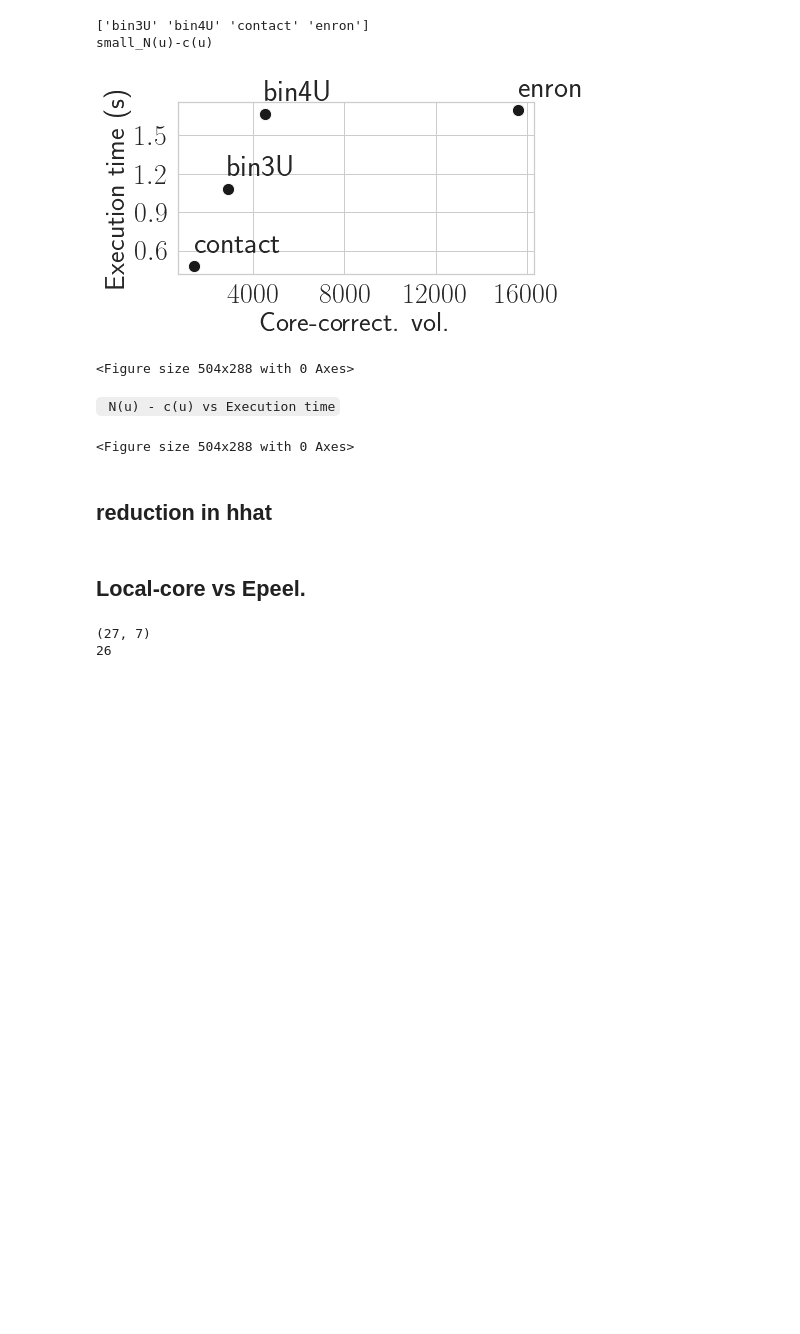
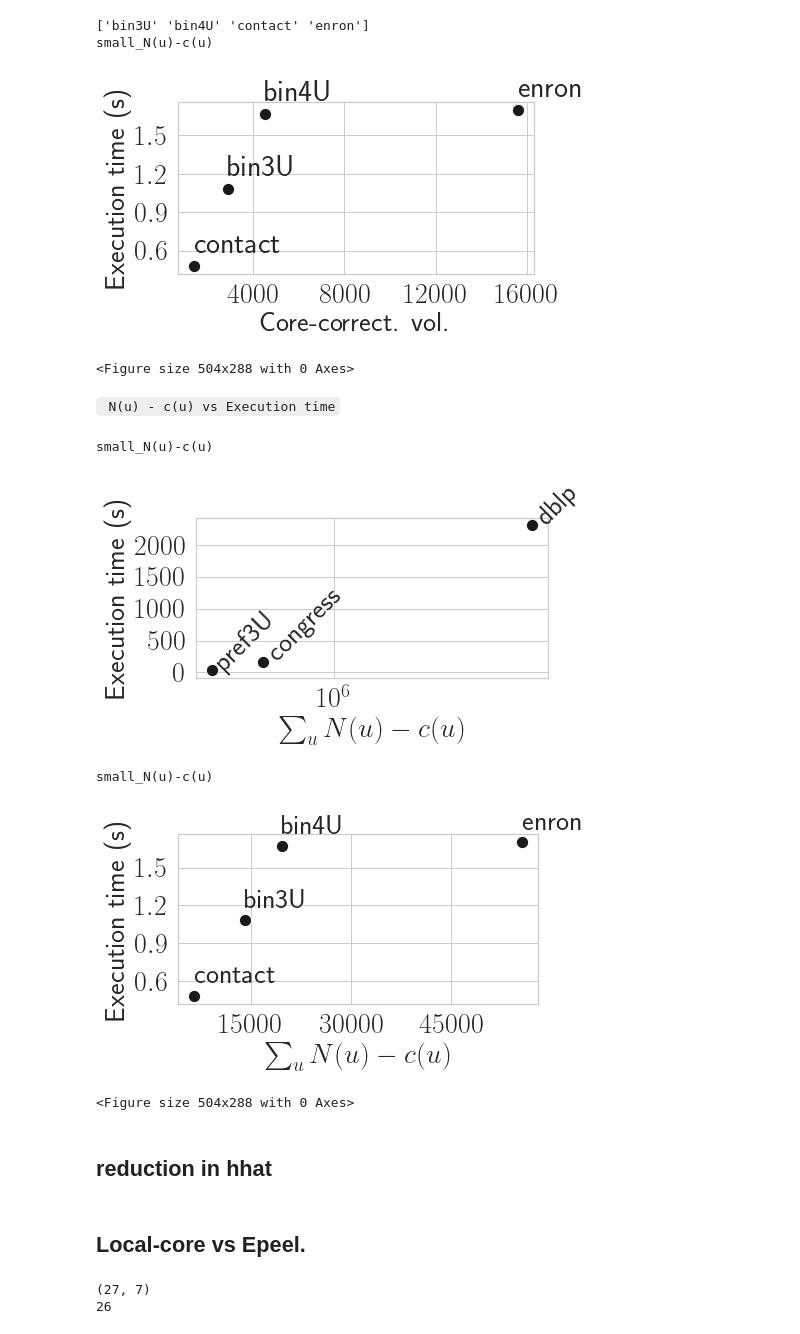
Before and after one commit to bishwamittra/scripts_hg-core-decomposition, a Jupyter notebook: read_output(naheed).ipynb, the cells around one changed output. Cells and saved outputs as stored; diff of their text form; code cells hidden in the pictures; blank space fills up the shorter version.

```diff
--- a/read_output(naheed).ipynb
+++ b/read_output(naheed).ipynb
@@ -1074,7 +1099,7 @@ sns.set(rc={'figure.figsize':(7,4)})
 sns.set_style("whitegrid", {'axes.grid' : True})
 
 
-save = True
+save = False
 
 
 good_name = {
@@ -1172,34 +1197,38 @@ for key in ylabels:
 ax = sns.scatterplot(x = discrepency, y = exec_mean,  marker='o', color = 'k', s = scatterplotBall)
 # ax.yaxis.set_major_locator(MaxNLocator(5))
 plt.xlabel(good_name[x_axis], fontsize=fontsize)
 plt.ylabel(good_name[y_axis], fontsize=fontsize)
 plt.xticks(fontsize=fontsize)
 plt.yticks(fontsize=fontsize)
 
 i = 0
 for x,y in zip(discrepency, exec_mean):
     plt.text(x+0.01, y+0.1, ylabels[i], fontsize=fontsize)
     i+=1
 
 # i = 0
 # for x,y in zip(cv_mean, exec_mean):
 #     plt.text(x+0.01, y+0.1, xlabels[i], fontsize=fontsize+2)
 #     i+=1
 # plt.legend(loc = 'best', fontsize=fontsize)
 # plt.xscale("log")
 ax.xaxis.set_major_locator(MaxNLocator(5))
 ax.yaxis.set_major_locator(MaxNLocator(5))
 plt.xticks(fontsize=fontsize)
 plt.yticks(fontsize=fontsize)
 plt.tight_layout()
 if(save):
     plt.savefig("results_final/fig/small_localcore_exec2.pdf")
 else:
     print(filename)
     plt.show()
 plt.clf()
 # %% [output]
-<Figure size 504x288 with 0 Axes>
+small_N(u)-c(u)
+[figure, added]
+small_N(u)-c(u)
+[figure, added]
+<Figure size 504x288 with 0 Axes>
 # %%
 # import matplotlib.pyplot as plt
 # # import seaborn as sns
```
Also changed, not shown: parts of 18 cells of this notebook, 11 other files.
